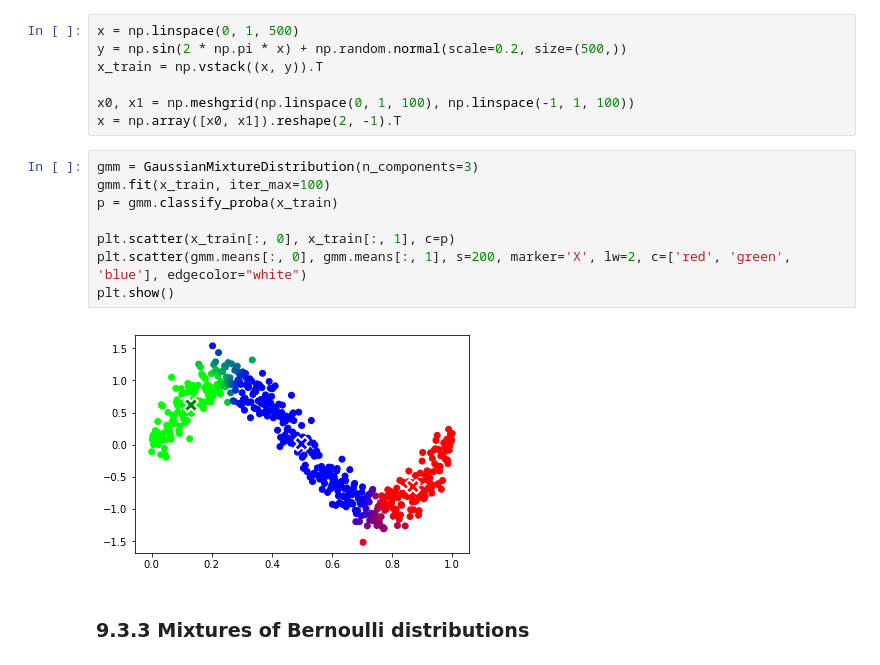
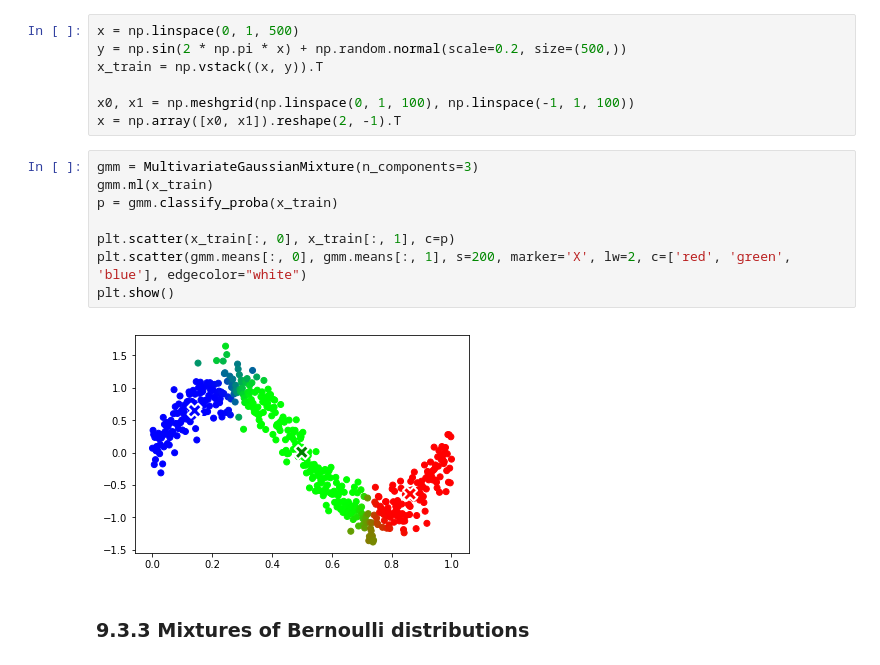
Before and after one commit to ctgk/PRML, a Jupyter notebook: notebooks/ch09_Mixture_Models_and_EM.ipynb, the cells around one changed output. Saved outputs shown, nothing was run; the diff lists cells and outputs as text.

```diff
--- a/notebooks/ch09_Mixture_Models_and_EM.ipynb
+++ b/notebooks/ch09_Mixture_Models_and_EM.ipynb
@@ -45,15 +48,15 @@ x_train = np.vstack((x, y)).T
 x0, x1 = np.meshgrid(np.linspace(0, 1, 100), np.linspace(-1, 1, 100))
 x = np.array([x0, x1]).reshape(2, -1).T
 # %%
-gmm = GaussianMixtureDistribution(n_components=3)
-gmm.fit(x_train, iter_max=100)
+gmm = MultivariateGaussianMixture(n_components=3)
+gmm.ml(x_train)
 p = gmm.classify_proba(x_train)
 
 plt.scatter(x_train[:, 0], x_train[:, 1], c=p)
 plt.scatter(gmm.means[:, 0], gmm.means[:, 1], s=200, marker='X', lw=2, c=['red', 'green', 'blue'], edgecolor="white")
 plt.show()
 # %% [output]
-[figure, old version]
+[figure, new version]
 # %% [markdown]
 ### 9.3.3 Mixtures of Bernoulli distributions
 # %%
```
Also changed, not shown: parts of 3 cells of this notebook.
